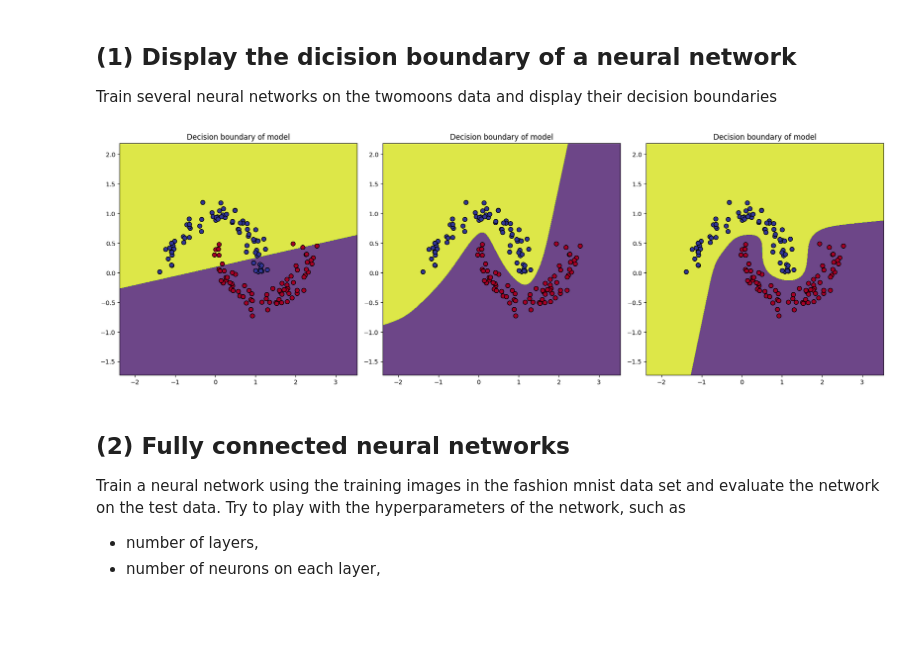
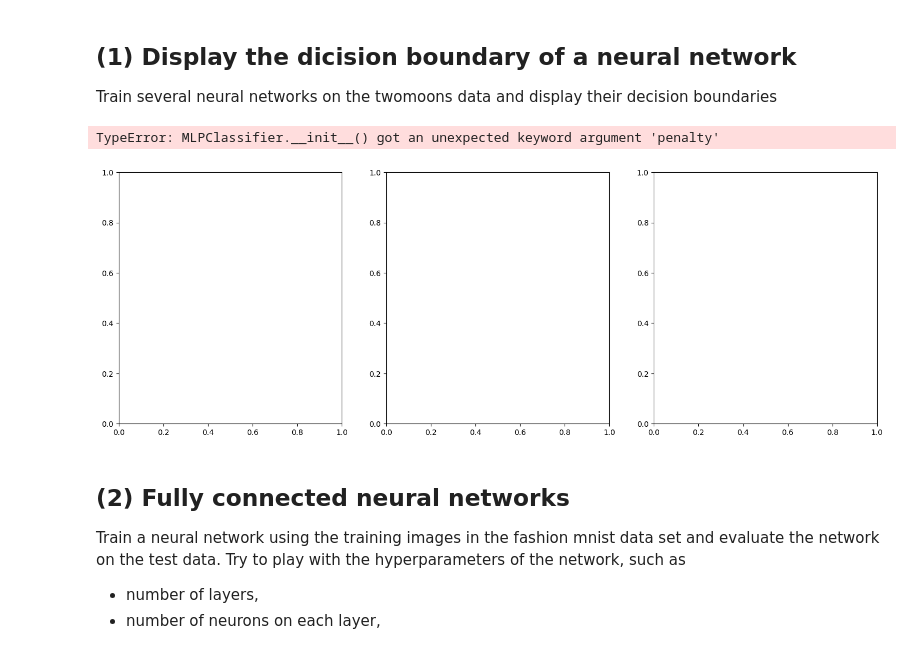
Before and after one commit to andnet-deboer/miniproject3_Math395, a Jupyter notebook: miniproject3_neuralnets.ipynb, the cells around one changed output. Cells and saved outputs as stored; diff of their text form; code cells hidden in the pictures; blank space fills up the shorter version.

```diff
--- a/miniproject3_neuralnets.ipynb
+++ b/miniproject3_neuralnets.ipynb
@@ -23,7 +25,9 @@ mat = scipy.io.loadmat('twomoons.mat')
 
 X_train = mat['X']
 y_train = mat['truelabels'].ravel()
-X_train, X_test, y_train, y_test = train_test_split(X_train, y_train)
+X_train, X_test, y_train, y_test = train_test_split(X_train, y_train,test_size=0.2)
+
+
 def plot_decision_boundary(X, y, model, ax):
     h = .002  # Step size in the mesh grid
     x_min, x_max = X[:, 0].min() - 1, X[:, 0].max() + 1
@@ -33,34 +37,36 @@ def plot_decision_boundary(X, y, model, ax):
                          np.arange(y_min, y_max, h))
 
     Z = model.predict(np.c_[xx.ravel(), yy.ravel()])
     Z = Z.reshape(xx.shape)
 
     ax.contourf(xx, yy, Z, alpha=0.8)
     ax.scatter(X[:, 0], X[:, 1], c=y, edgecolors='k', marker='o', s=50, cmap=plt.cm.RdYlBu)
     ax.set_title(f"Decision boundary of model")
 
 # Train several neural networks with different configurations
 fig, axes = plt.subplots(1, 3, figsize=(18, 6))
 
 hidden_layer_configs = [(1,), (6,), (5,10)]  # Different layer configurations
 
 for i, config in enumerate(hidden_layer_configs):
     # Create and train the MLPClassifier
     model = MLPClassifier(hidden_layer_sizes=config,
                           activation = 'logistic',
                           solver = 'adam',
+                          penalty = 'l1',
                           alpha = 1e-4,
                           learning_rate_init=0.2,
                            max_iter=10000)
     model.fit(X_train, y_train)
 
     # Plot decision boundary for each model
     plot_decision_boundary(X_train, y_train, model, axes[i])
 
 plt.tight_layout()
 plt.show()
 # %% [output]
+TypeError: MLPClassifier.__init__() got an unexpected keyword argument 'penalty'
-[figure, old version]
+[figure, new version]
 # %% [markdown]
 ## (2) Fully connected neural networks
 
```
Also changed, not shown: parts of 6 cells of this notebook.
